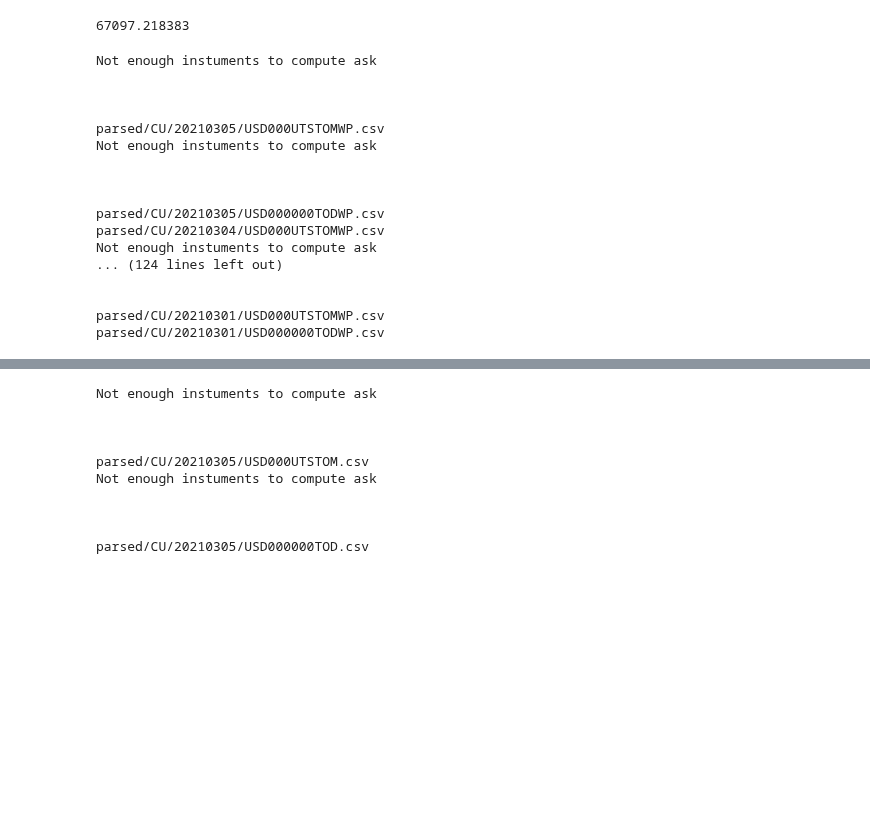
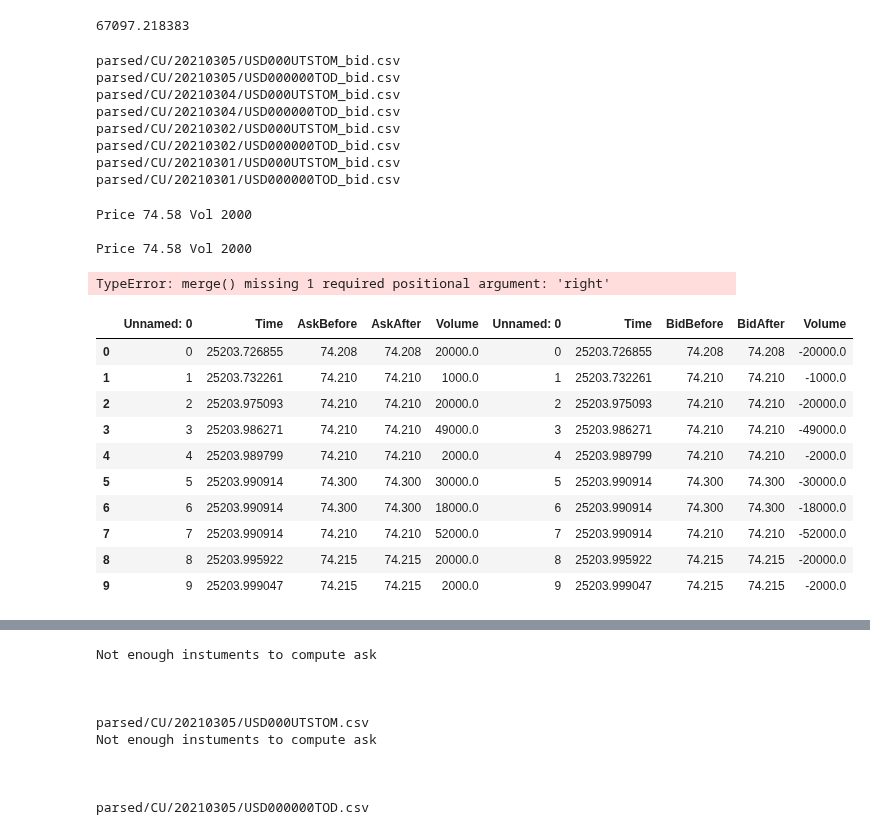
Before and after one commit to VsevolodZaostrovsky/OWModel, a Jupyter notebook: New data/data preparing/datapreparing.ipynb, the cells around one changed output, grey strips where cells are left out. Saved outputs shown, nothing was run; the diff lists cells and outputs as text; code cells hidden in the pictures; blank space fills up the shorter version.

Commit message:
tried to parse data and find bugs

```diff
--- a/New data/data preparing/datapreparing.ipynb
+++ b/New data/data preparing/datapreparing.ipynb
@@ -119,27 +119,18 @@ def parse_data(filename, wp=True, number=1e7):
 # %%
-parse_data("parsed/CU/20210305/USD000UTSTOM_l2_ask.txt")
-parse_data("parsed/CU/20210305/USD000000TOD_l2_ask.txt")
-parse_data("parsed/CU/20210304/USD000UTSTOM_l2_ask.txt")
-parse_data("parsed/CU/20210304/USD000000TOD_l2_ask.txt")
-parse_data("parsed/CU/20210302/USD000UTSTOM_l2_ask.txt")
-parse_data("parsed/CU/20210302/USD000000TOD_l2_ask.txt")
-parse_data("parsed/CU/20210301/USD000UTSTOM_l2_ask.txt")
-parse_data("parsed/CU/20210301/USD000000TOD_l2_ask.txt")
+parse_data("parsed/CU/20210305/USD000UTSTOM_l2_bid.txt", wp=False, name="_bid")
+parse_data("parsed/CU/20210305/USD000000TOD_l2_bid.txt", wp=False, name="_bid")
+parse_data("parsed/CU/20210304/USD000UTSTOM_l2_bid.txt", wp=False, name="_bid")
+parse_data("parsed/CU/20210304/USD000000TOD_l2_bid.txt", wp=False, name="_bid")
+parse_data("parsed/CU/20210302/USD000UTSTOM_l2_bid.txt", wp=False, name="_bid")
+parse_data("parsed/CU/20210302/USD000000TOD_l2_bid.txt", wp=False, name="_bid")
+parse_data("parsed/CU/20210301/USD000UTSTOM_l2_bid.txt", wp=False, name="_bid")
+parse_data("parsed/CU/20210301/USD000000TOD_l2_bid.txt", wp=False, name="_bid")
 # %% [output]
-Not enough instuments to compute ask
-
-
-
-parsed/CU/20210305/USD000UTSTOMWP.csv
-Not enough instuments to compute ask
-
-
-
-parsed/CU/20210305/USD000000TODWP.csv
-parsed/CU/20210304/USD000UTSTOMWP.csv
-Not enough instuments to compute ask
-... (124 lines left out)
-
-
-parsed/CU/20210301/USD000UTSTOMWP.csv
-parsed/CU/20210301/USD000000TODWP.csv
+parsed/CU/20210305/USD000UTSTOM_bid.csv
+parsed/CU/20210305/USD000000TOD_bid.csv
+parsed/CU/20210304/USD000UTSTOM_bid.csv
+parsed/CU/20210304/USD000000TOD_bid.csv
+parsed/CU/20210302/USD000UTSTOM_bid.csv
+parsed/CU/20210302/USD000000TOD_bid.csv
+parsed/CU/20210301/USD000UTSTOM_bid.csv
+parsed/CU/20210301/USD000000TOD_bid.csv
@@ -146 +140,29 @@ parsed/CU/20210301/USD000000TODWP.csv
+# %%
+print(next(bid))
+print(next(ask))
+# %% [output]
+Price 74.58 Vol 2000
+
+Price 74.58 Vol 2000
+# %%
+bid = pd.read_csv("parsed/CU/20210301/USD000UTSTOM_bid.csv")
+ask = pd.read_csv("parsed/CU/20210301/USD000UTSTOM_ask.csv")
+# %%
+con = pd.concat([ask, bid])
+# %% [output]
+TypeError: merge() missing 1 required positional argument: 'right'
+# %%
+con.head(10)
+# %% [output]
+|  | Unnamed: 0 | Time | AskBefore | AskAfter | Volume | Unnamed: 0 | Time | BidBefore | BidAfter | Volume |
+| 0 | 0 | 25203.726855 | 74.208 | 74.208 | 20000.0 | 0 | 25203.726855 | 74.208 | 74.208 | -20000.0 |
+| 1 | 1 | 25203.732261 | 74.210 | 74.210 | 1000.0 | 1 | 25203.732261 | 74.210 | 74.210 | -1000.0 |
+| 2 | 2 | 25203.975093 | 74.210 | 74.210 | 20000.0 | 2 | 25203.975093 | 74.210 | 74.210 | -20000.0 |
+| 3 | 3 | 25203.986271 | 74.210 | 74.210 | 49000.0 | 3 | 25203.986271 | 74.210 | 74.210 | -49000.0 |
+| 4 | 4 | 25203.989799 | 74.210 | 74.210 | 2000.0 | 4 | 25203.989799 | 74.210 | 74.210 | -2000.0 |
+| 5 | 5 | 25203.990914 | 74.300 | 74.300 | 30000.0 | 5 | 25203.990914 | 74.300 | 74.300 | -30000.0 |
+| 6 | 6 | 25203.990914 | 74.300 | 74.300 | 18000.0 | 6 | 25203.990914 | 74.300 | 74.300 | -18000.0 |
+| 7 | 7 | 25203.990914 | 74.210 | 74.210 | 52000.0 | 7 | 25203.990914 | 74.210 | 74.210 | -52000.0 |
+| 8 | 8 | 25203.995922 | 74.215 | 74.215 | 20000.0 | 8 | 25203.995922 | 74.215 | 74.215 | -20000.0 |
+| 9 | 9 | 25203.999047 | 74.215 | 74.215 | 2000.0 | 9 | 25203.999047 | 74.215 | 74.215 | -2000.0 |
 # %%
```
Also changed, not shown: parts of 3 cells of this notebook, 5 other files.
